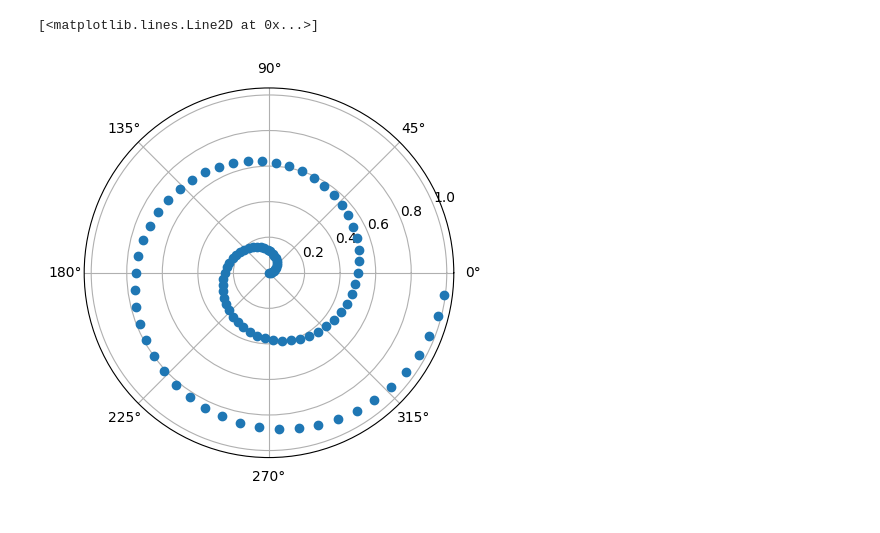
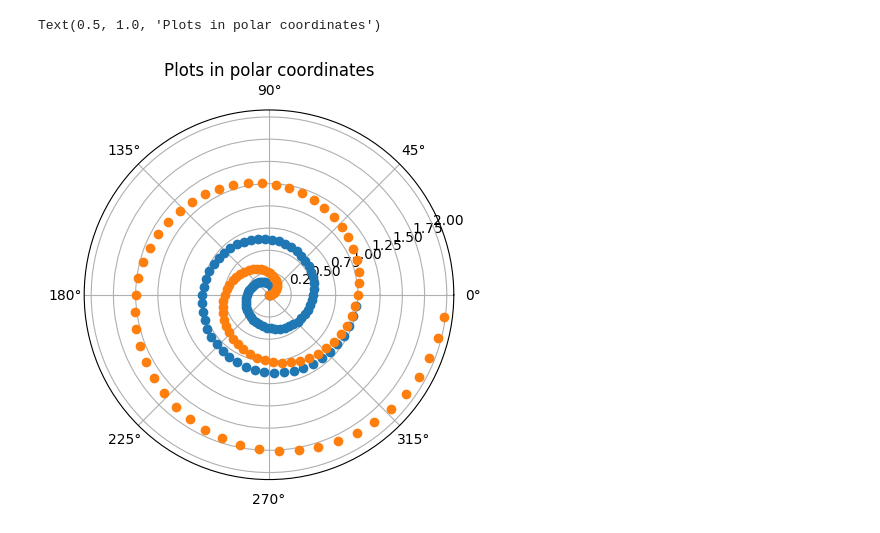
Before and after one commit to Dinovit/Amazing_plots, a Jupyter notebook: Polar_plot.ipynb, the cells around one changed output. Cells and saved outputs as stored; diff of their text form; code cells hidden in the pictures.

Commit message:
add another line and the title

```diff
--- a/Polar_plot.ipynb
+++ b/Polar_plot.ipynb
@@ -1,12 +3,15 @@
 # %%
 import pylab
 import numpy as np
 
 r = np.arange(0, 1, 0.01)
 theta = 4 * np.pi * r
 
 pylab.axes(projection='polar')
 pylab.plot(theta,r,'o')
+
+pylab.plot(theta,2*r,'o')
+pylab.title("Plots in polar coordinates")
 # %% [output]
-[<matplotlib.lines.Line2D at 0x...>]
+Text(0.5, 1.0, 'Plots in polar coordinates')
-[figure, old version]
+[figure, new version]
```
Also changed, not shown: parts of 1 cell of this notebook.
